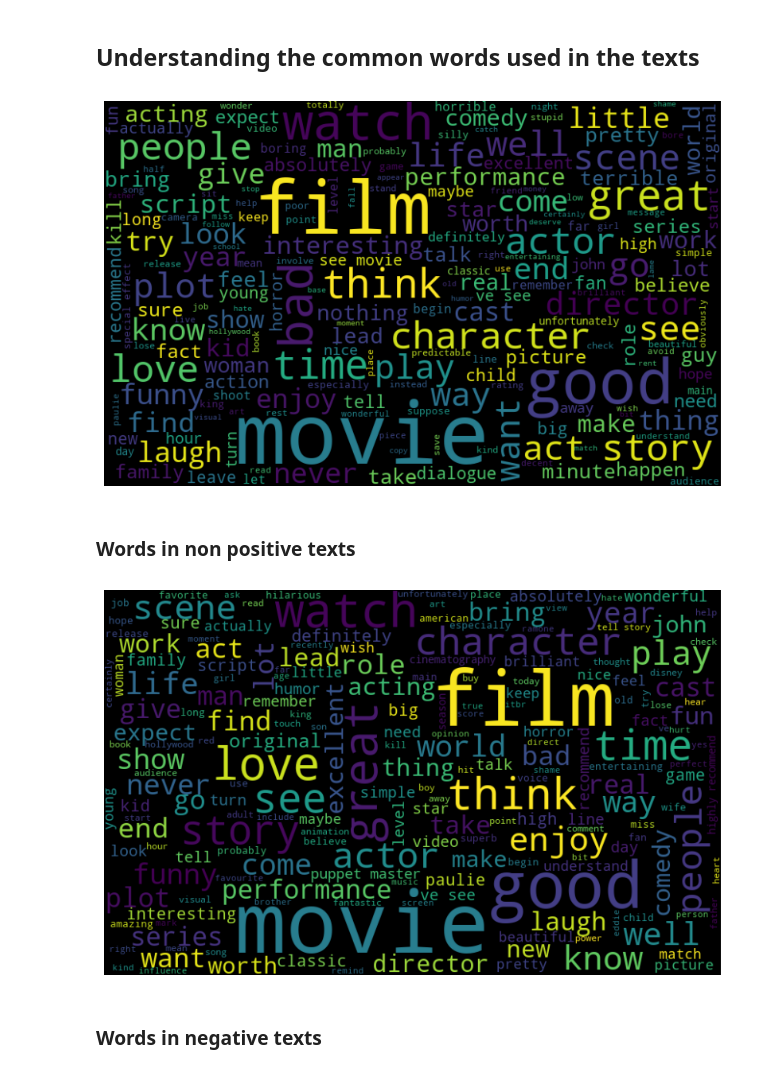
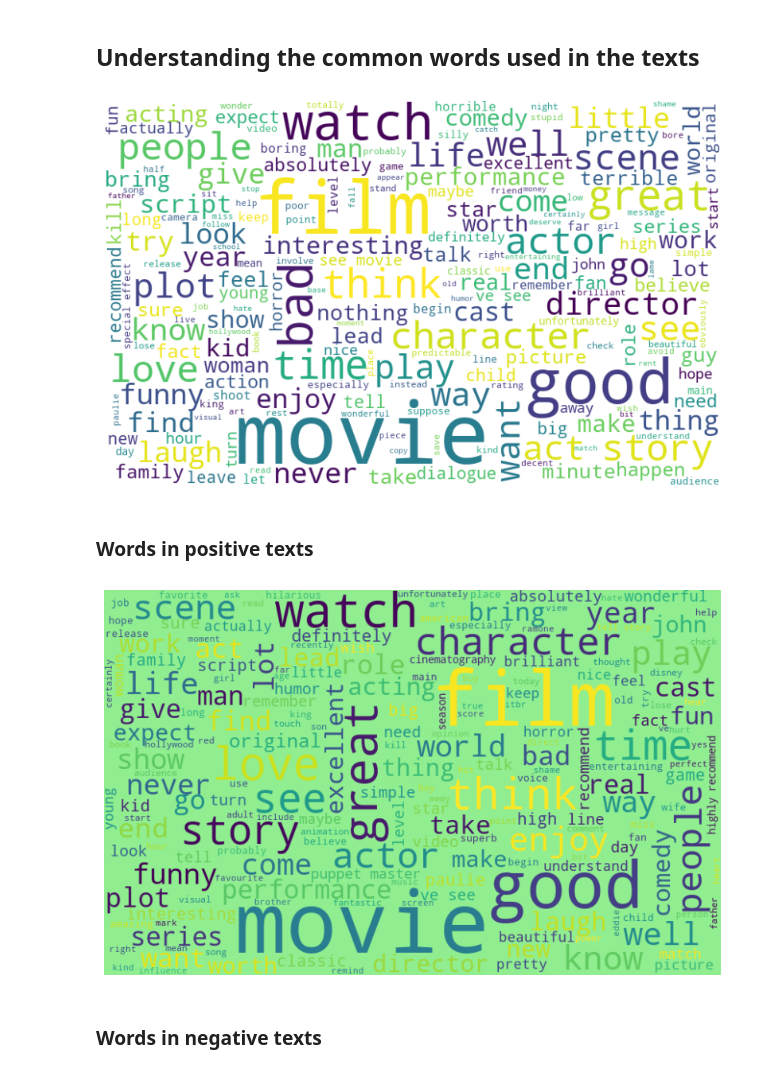
Before and after one commit to SoheilHajianManesh/Data-Sciense-Course-Projects, a Jupyter notebook: CA7/template.ipynb, the cells around one changed output. Saved outputs shown, nothing was run; the diff lists cells and outputs as text; code cells hidden in the pictures.

Commit message:
common words plot updated

```diff
--- a/CA7/template.ipynb
+++ b/CA7/template.ipynb
@@ -140,8 +142,8 @@ df_unlabeled = preprocess_dataframe(df_unlabeled)
 # %% [markdown]
 ## Understanding the common words used in the texts
 # %%
-def plot_common_words(all_words):
-    wordcloud = WordCloud(width=800, height=500, random_state=21, max_font_size=110).generate(all_words)
+def plot_common_words(all_words, bg_color='white'):
+    wordcloud = WordCloud(width=800, height=500, random_state=21, max_font_size=110, background_color=bg_color).generate(all_words)
     plt.figure(figsize=(10, 7))
     plt.imshow(wordcloud, interpolation="bilinear")
     plt.axis("off")
@@ -149,16 +151,16 @@ def plot_common_words(all_words):
 # %%
 combi = pd.concat([df_train, df_test], ignore_index=True)
 all_words = " ".join([text for text in combi["text"]])
-plot_common_words(all_words)
+plot_common_words(all_words, 'white')
 # %% [output]
-[figure, old version]
+[figure, new version]
 # %% [markdown]
-### Words in non positive texts
+### Words in positive texts
 # %%
 positive_words = " ".join([text for text in combi["text"][combi["label"] == 1]])
-plot_common_words(positive_words)
+plot_common_words(positive_words, '#90EE90')
 # %% [output]
-[figure, old version]
+[figure, new version]
 # %% [markdown]
 ### Words in negative texts
 # %%
```
Also changed, not shown: parts of 2 cells of this notebook, 3 other files.
